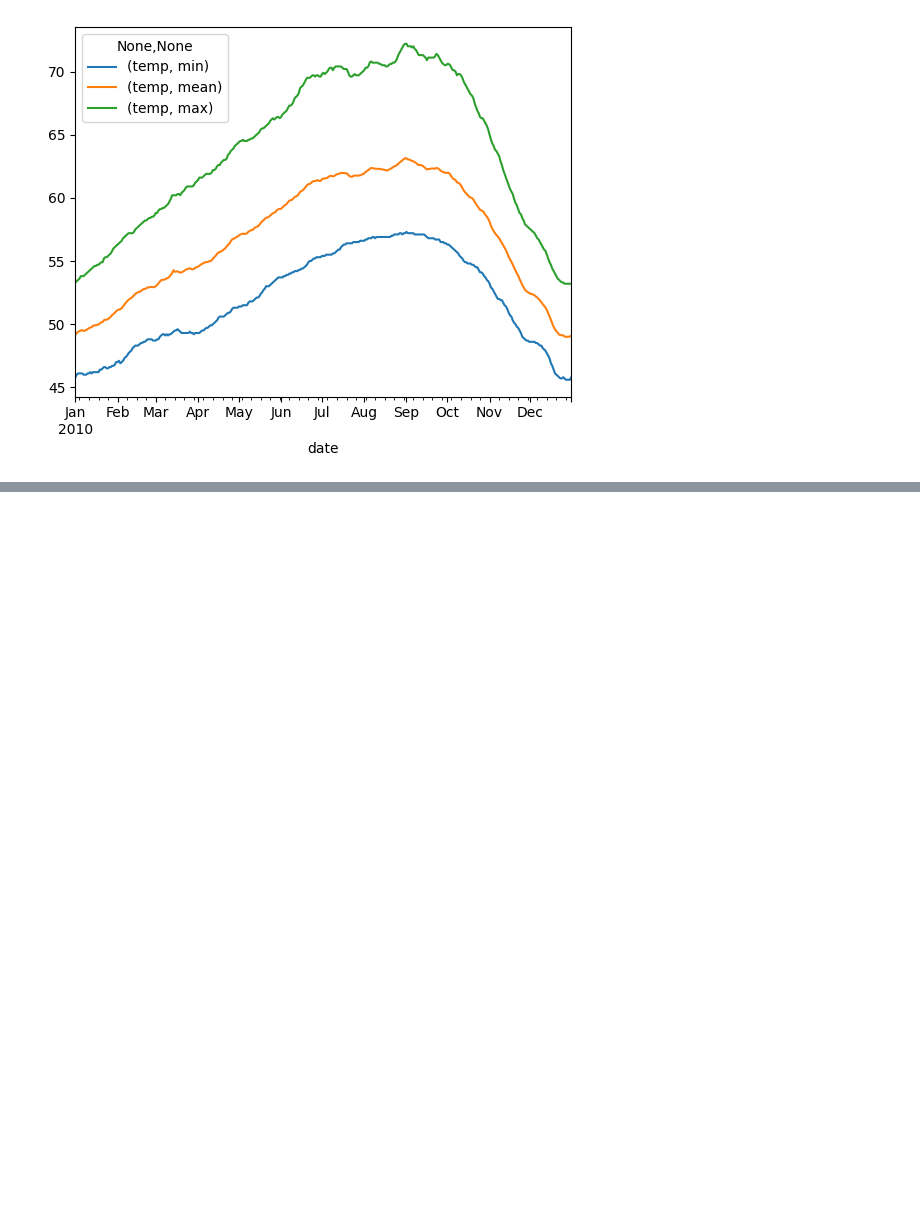
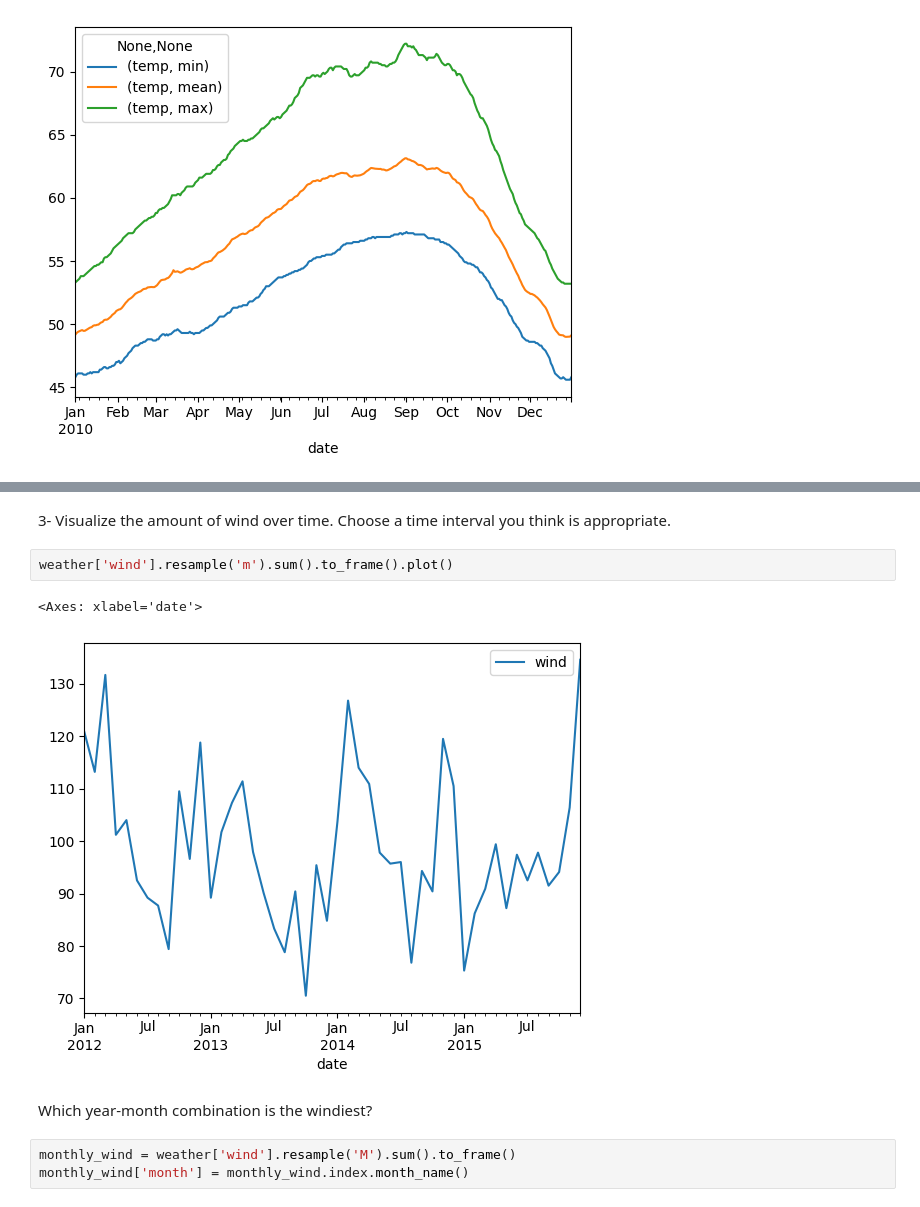
Before and after one commit to Jonathan-Garcia1/time_series_excercises, a Jupyter notebook: time_series_data_excersises.ipynb, the cells around one changed output, grey strips where cells are left out. Drawn from its saved outputs; the diff is of its cells as text; blank space fills up the shorter version.

```diff
--- a/time_series_data_excersises.ipynb
+++ b/time_series_data_excersises.ipynb
@@ -340,0 +382,12 @@ df.resample('d').agg(['min', 'mean', 'max']).plot()
+# %% [markdown]
+3- Visualize the amount of wind over time. Choose a time interval you think is appropriate.
+# %%
+weather['wind'].resample('m').sum().to_frame().plot()
+# %% [output]
+<Axes: xlabel='date'>
+[figure, added]
+# %% [markdown]
+Which year-month combination is the windiest?
+# %%
+monthly_wind = weather['wind'].resample('M').sum().to_frame()
+monthly_wind['month'] = monthly_wind.index.month_name()
```
Also changed, not shown: parts of 11 cells of this notebook.
